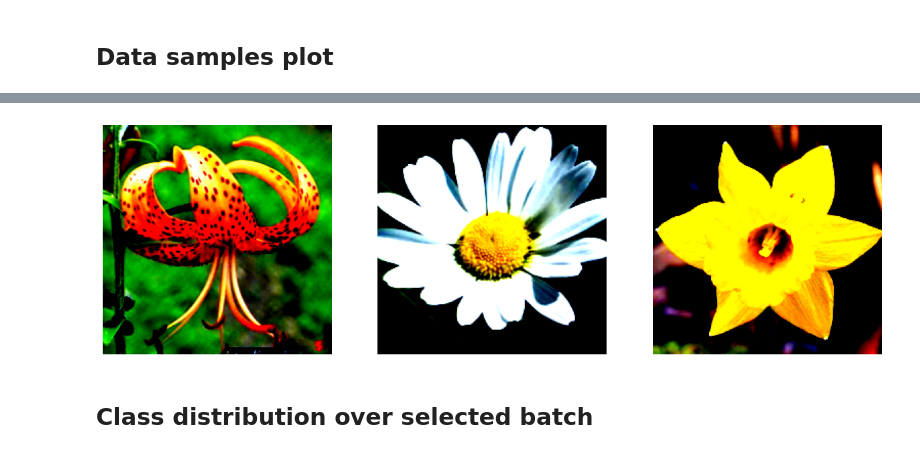
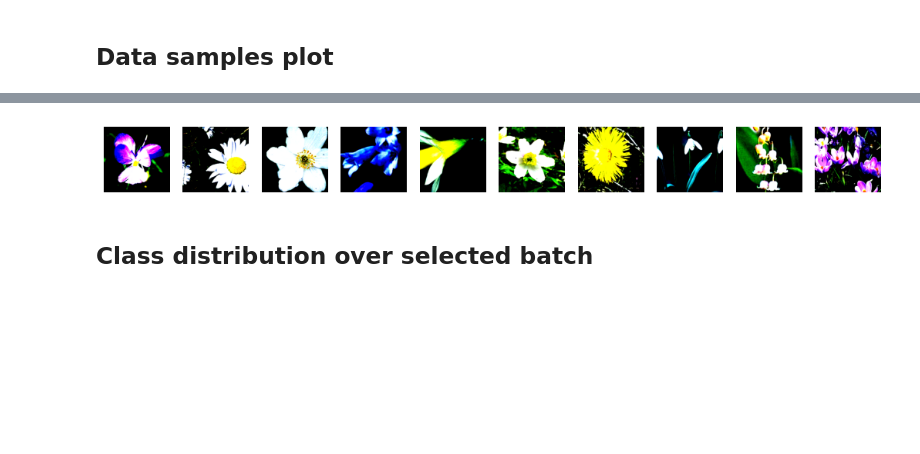
Before and after one commit to Mouafak-Khaled/Flower-Classification-Competition, a Jupyter notebook: experiments/large_model/overfitting_experiment.ipynb, the cells around one changed output, grey strips where cells are left out. Saved outputs shown, nothing was run; the diff lists cells and outputs as text; code cells hidden in the pictures; blank space fills up the shorter version.

```diff
--- a/experiments/large_model/overfitting_experiment.ipynb
+++ b/experiments/large_model/overfitting_experiment.ipynb
@@ -56,5 +56,5 @@ data_loader = get_dataloader(dataset=dataset, mode=mode, cfg=data_configs)
 # %% [markdown]
 ## Data samples plot
 # %%
-display_sample_images(dataloader=data_loader, num_images=3)
+display_sample_images(dataloader=data_loader, num_images=10)
 # %% [output]
@@ -64,4 +61,4 @@ display_sample_images(dataloader=data_loader, num_images=3)
-[figure, old version]
+[figure, new version]
 # %% [markdown]
 ## Class distribution over selected batch
 # %%
```
Also changed, not shown: parts of 9 cells of this notebook.
